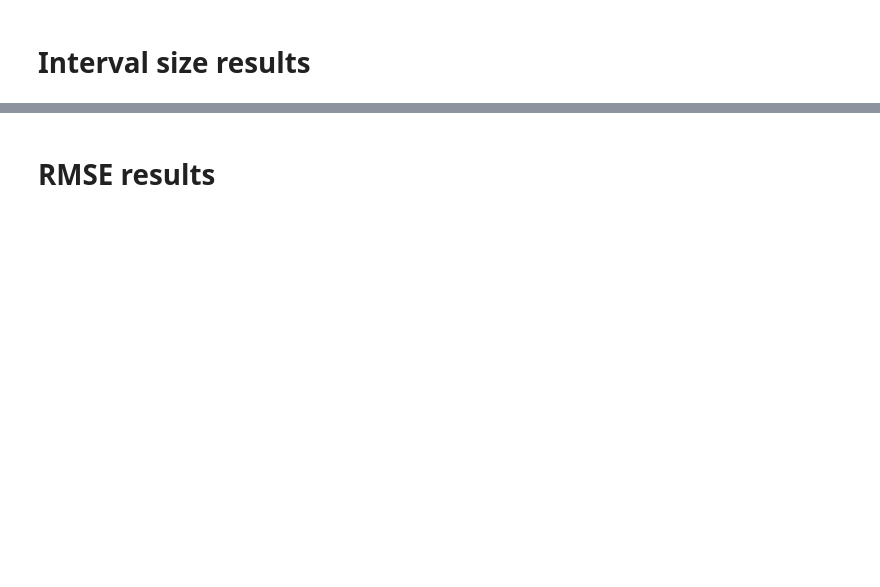
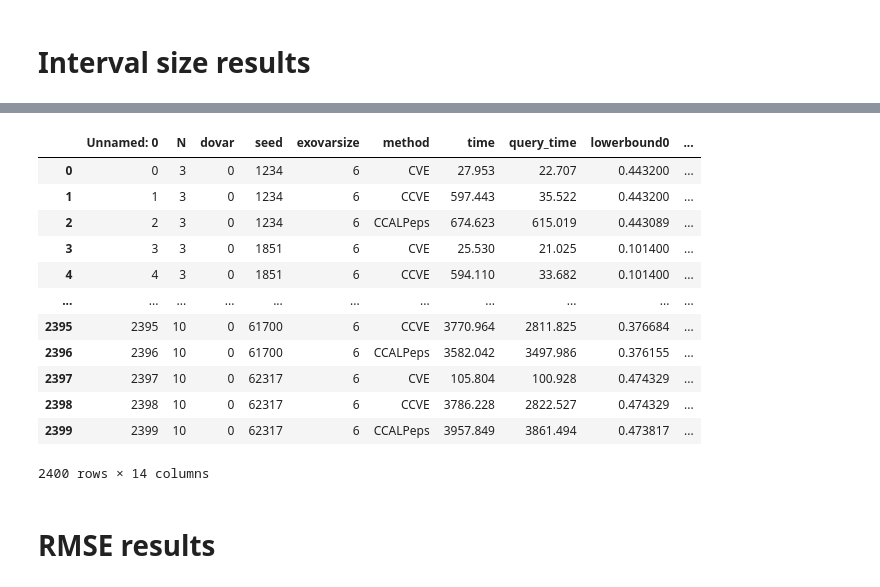
Before and after one commit to IDSIA/crema, a Jupyter notebook: CreMA/papers/pgm20/experiments/paper_results.ipynb, the cells around one changed output, grey strips where cells are left out. Cells and saved outputs as stored; diff of their text form; code cells hidden in the pictures; blank space fills up the shorter version.

```diff
--- a/CreMA/papers/pgm20/experiments/paper_results.ipynb
+++ b/CreMA/papers/pgm20/experiments/paper_results.ipynb
@@ -196,3 +184,19 @@ method=='CVE'
+# %%
+pd.read_csv("/Users/rcabanas/work_java_crema/crema/CreMA/papers/pgm20/experiments//results//2020-05-22-23-05-32_rhmm_nonmarkovian_prec.csv")
+# %% [output]
+|  | Unnamed: 0 | N | dovar | seed | exovarsize | method | time | query_time | lowerbound0 | ... |
+| 0 | 0 | 3 | 0 | 1234 | 6 | CVE | 27.953 | 22.707 | 0.443200 | ... |
+| 1 | 1 | 3 | 0 | 1234 | 6 | CCVE | 597.443 | 35.522 | 0.443200 | ... |
+| 2 | 2 | 3 | 0 | 1234 | 6 | CCALPeps | 674.623 | 615.019 | 0.443089 | ... |
+| 3 | 3 | 3 | 0 | 1851 | 6 | CVE | 25.530 | 21.025 | 0.101400 | ... |
+| 4 | 4 | 3 | 0 | 1851 | 6 | CCVE | 594.110 | 33.682 | 0.101400 | ... |
+| ... | ... | ... | ... | ... | ... | ... | ... | ... | ... | ... |
+| 2395 | 2395 | 10 | 0 | 61700 | 6 | CCVE | 3770.964 | 2811.825 | 0.376684 | ... |
+| 2396 | 2396 | 10 | 0 | 61700 | 6 | CCALPeps | 3582.042 | 3497.986 | 0.376155 | ... |
+| 2397 | 2397 | 10 | 0 | 62317 | 6 | CVE | 105.804 | 100.928 | 0.474329 | ... |
+| 2398 | 2398 | 10 | 0 | 62317 | 6 | CCVE | 3786.228 | 2822.527 | 0.474329 | ... |
+| 2399 | 2399 | 10 | 0 | 62317 | 6 | CCALPeps | 3957.849 | 3861.494 | 0.473817 | ... |
+2400 rows × 14 columns
 # %% [markdown]
 # RMSE results
 # %%
```
Also changed, not shown: parts of 9 cells of this notebook, 16 other files.
